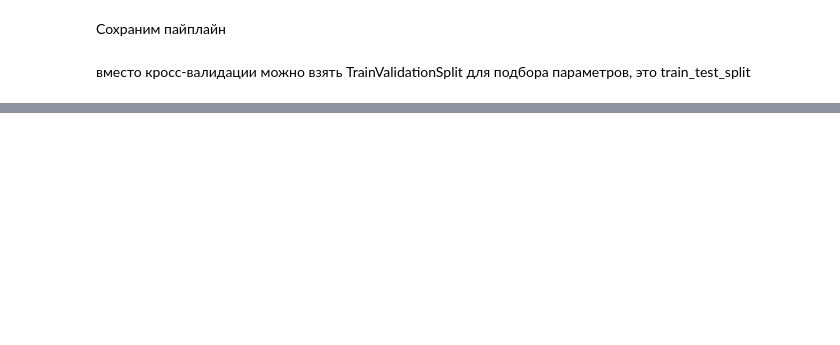
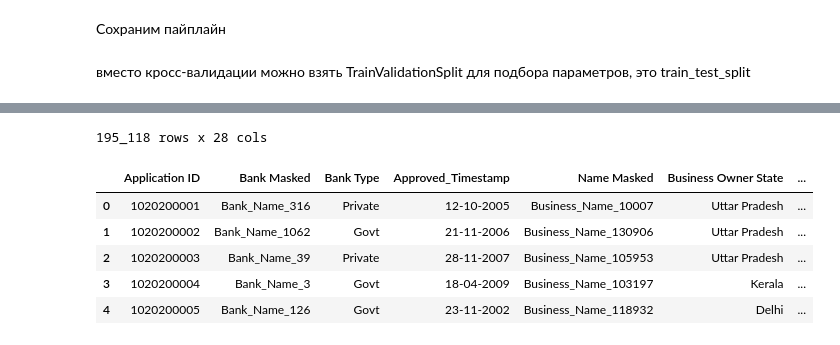
Before and after one commit to ivanovskii/pyspark_course, a Jupyter notebook: lesson_4/PySpark_MLlib_done.ipynb, the cells around one changed output, grey strips where cells are left out. Drawn from its saved outputs; the diff is of its cells as text; code cells hidden in the pictures; blank space fills up the shorter version.

```diff
--- a/lesson_4/PySpark_MLlib_done.ipynb
+++ b/lesson_4/PySpark_MLlib_done.ipynb
@@ -699,0 +877,16 @@ Amount Defaulted - эту переменную нужно удалить=)
+# %%
+print_shape(data)
+# %% [output]
+195_118 rows x 28 cols
+# %%
+def head(df: pyspark.sql.DataFrame, n_take: int = 5) -> pd.DataFrame:
+    return spark.createDataFrame(df.take(n_take), schema=df.schema).toPandas()
+# %%
+display(head(data).style)
+# %% [output]
+|  | Application ID | Bank Masked | Bank Type | Approved_Timestamp | Name Masked | Business Owner State | ... |
+| 0 | 1020200001 | Bank_Name_316 | Private | 12-10-2005 | Business_Name_10007 | Uttar Pradesh | ... |
+| 1 | 1020200002 | Bank_Name_1062 | Govt | 21-11-2006 | Business_Name_130906 | Uttar Pradesh | ... |
+| 2 | 1020200003 | Bank_Name_39 | Private | 28-11-2007 | Business_Name_105953 | Uttar Pradesh | ... |
+| 3 | 1020200004 | Bank_Name_3 | Govt | 18-04-2009 | Business_Name_103197 | Kerala | ... |
+| 4 | 1020200005 | Bank_Name_126 | Govt | 23-11-2002 | Business_Name_118932 | Delhi | ... |
```
Also changed, not shown: parts of 194 cells of this notebook.
